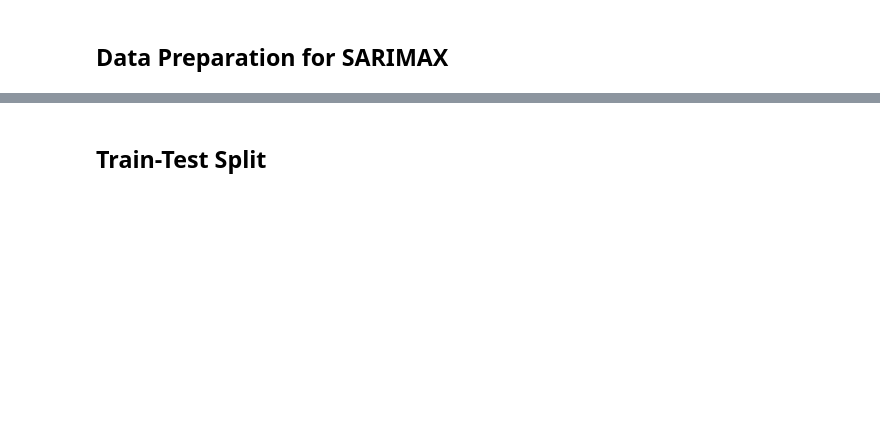
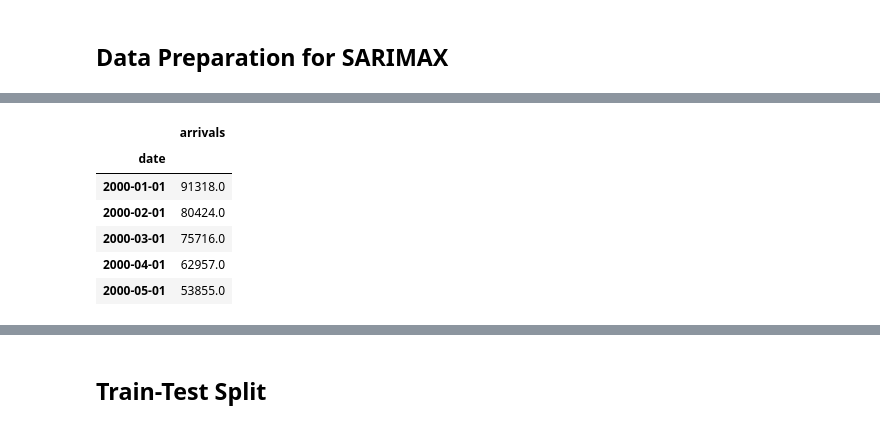
Before and after one commit to renanop/international_arrivals_time_series_forecasting, a Jupyter notebook: notebooks/modeling/aggregated_model_experimentation.ipynb, the cells around one changed output, grey strips where cells are left out. Saved outputs shown, nothing was run; the diff lists cells and outputs as text; code cells hidden in the pictures; blank space fills up the shorter version.

```diff
--- a/notebooks/modeling/aggregated_model_experimentation.ipynb
+++ b/notebooks/modeling/aggregated_model_experimentation.ipynb
@@ -264,7 +260,7 @@ df_rj = process_df(
     state="rio_de_janeiro",
     agg_cols=["date","continent","continent_id", "entry_route","entry_route_id", "year", "month", "month_id"],
     value_cols="arrivals",
-    agg_func=np.sum
+    agg_func="sum"
 )
 
 # Create aggregated time series (total arrivals by month)
@@ -274,3 +270,4 @@ df_ts = df_ts.set_index('date').sort_index()
 print(f"Dataset period: {df_ts.index.min()} to {df_ts.index.max()}")
 print(f"Total observations: {len(df_ts)}")
 df_ts.head()
+# %% [output]
@@ -277,3 +276,10 @@ df_ts.head()
+|  | arrivals |
+| date |  |
+| 2000-01-01 | 91318.0 |
+| 2000-02-01 | 80424.0 |
+| 2000-03-01 | 75716.0 |
+| 2000-04-01 | 62957.0 |
+| 2000-05-01 | 53855.0 |
 # %%
 # Create COVID intervention variable (2020-01-01 to 2022-12-31)
 def create_covid_intervention(dates):
```
Also changed, not shown: parts of 11 cells of this notebook.
